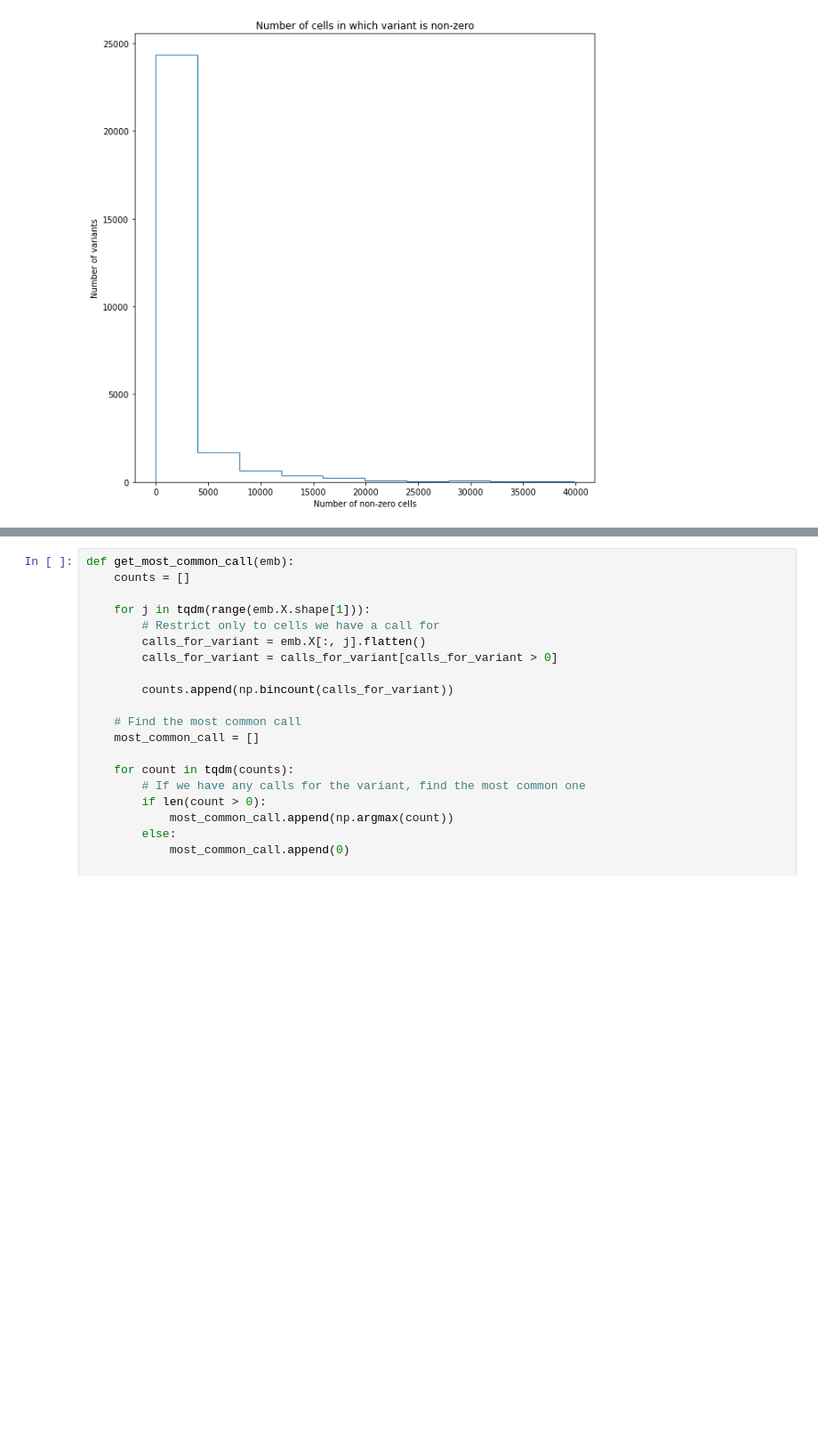
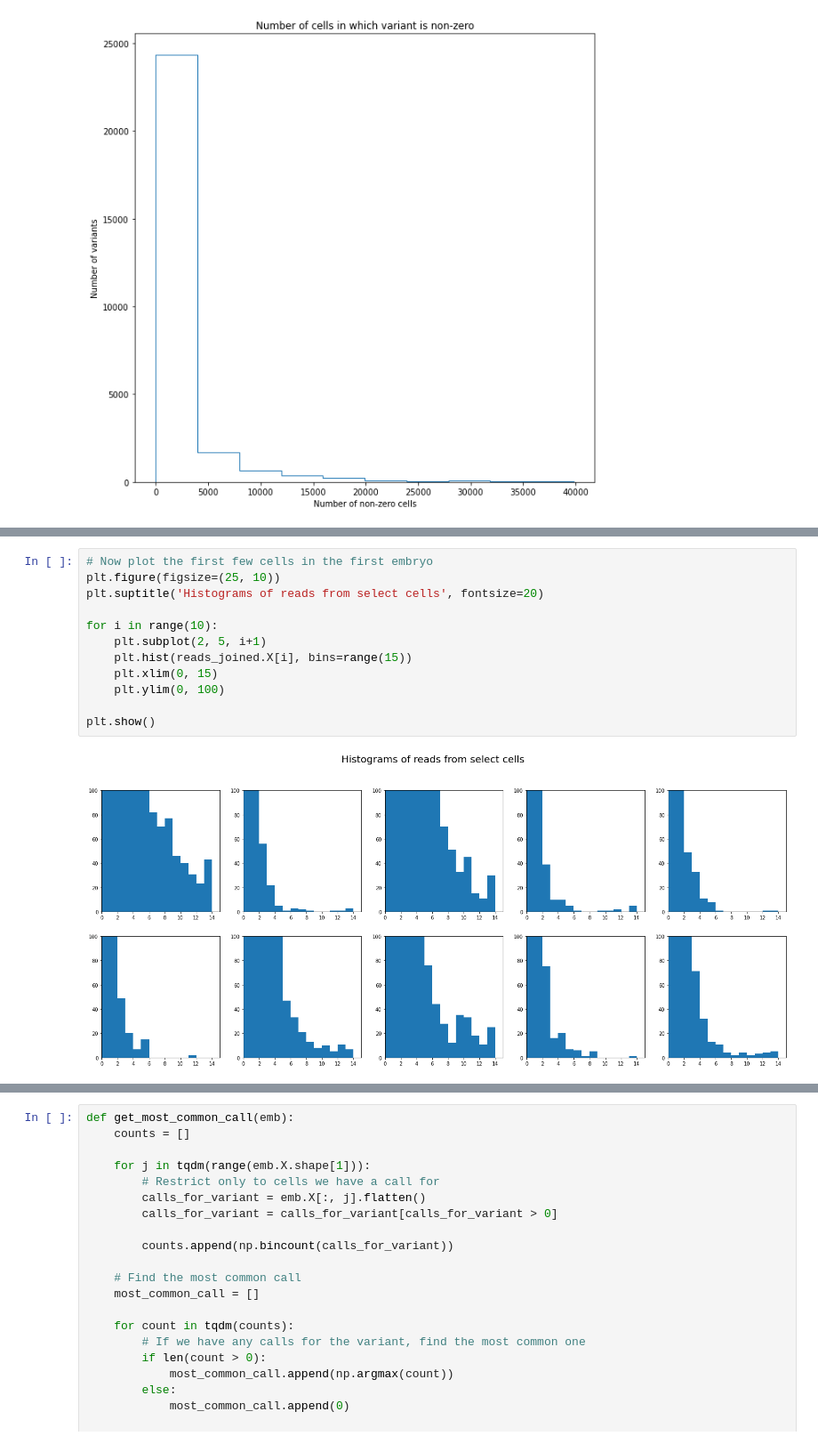
Before and after one commit to bkiyota/SNPBarcodingSimulator, a Jupyter notebook: cluster_embryos_mouse.ipynb, the cells around one changed output, grey strips where cells are left out. Shown: that part at 89% size. Saved outputs shown, nothing was run; the diff lists cells and outputs as text; blank space fills up the shorter version.

```diff
--- a/cluster_embryos_mouse.ipynb
+++ b/cluster_embryos_mouse.ipynb
@@ -140,0 +106,14 @@ plt.hist(variant_sums, histtype='step')
+# %%
+# Now plot the first few cells in the first embryo
+plt.figure(figsize=(25, 10))
+plt.suptitle('Histograms of reads from select cells', fontsize=20)
+
+for i in range(10):
+    plt.subplot(2, 5, i+1)
+    plt.hist(reads_joined.X[i], bins=range(15))
+    plt.xlim(0, 15)
+    plt.ylim(0, 100)
+
+plt.show()
+# %% [output]
+[figure, added]
```
Also changed, not shown: parts of 21 cells of this notebook, 1 other file.
